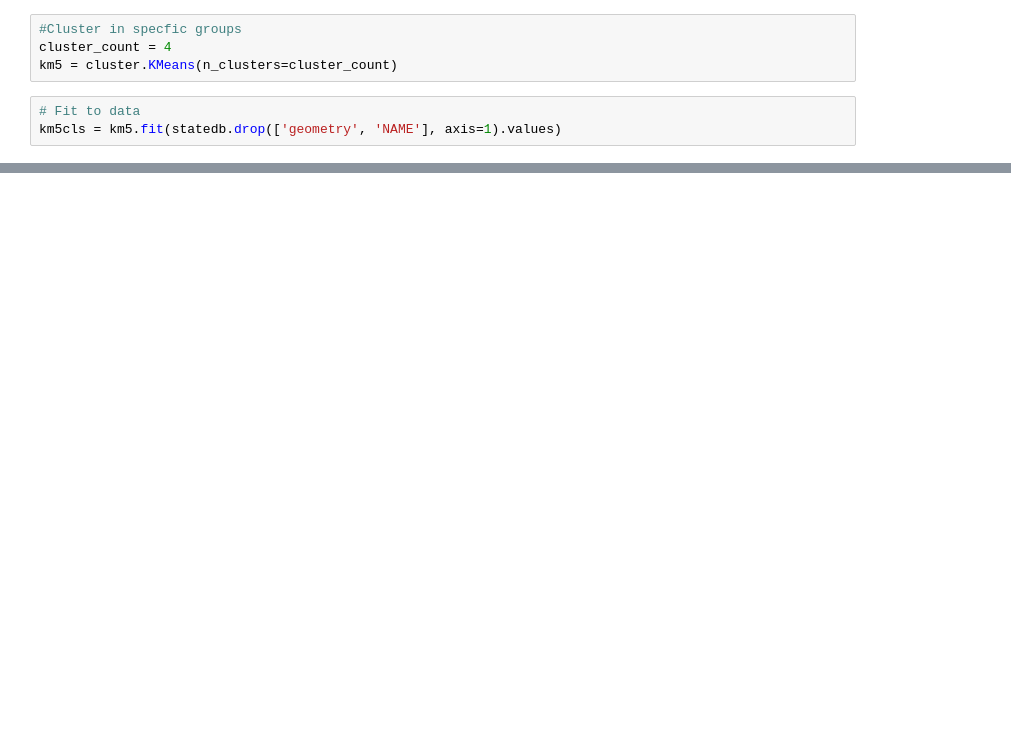
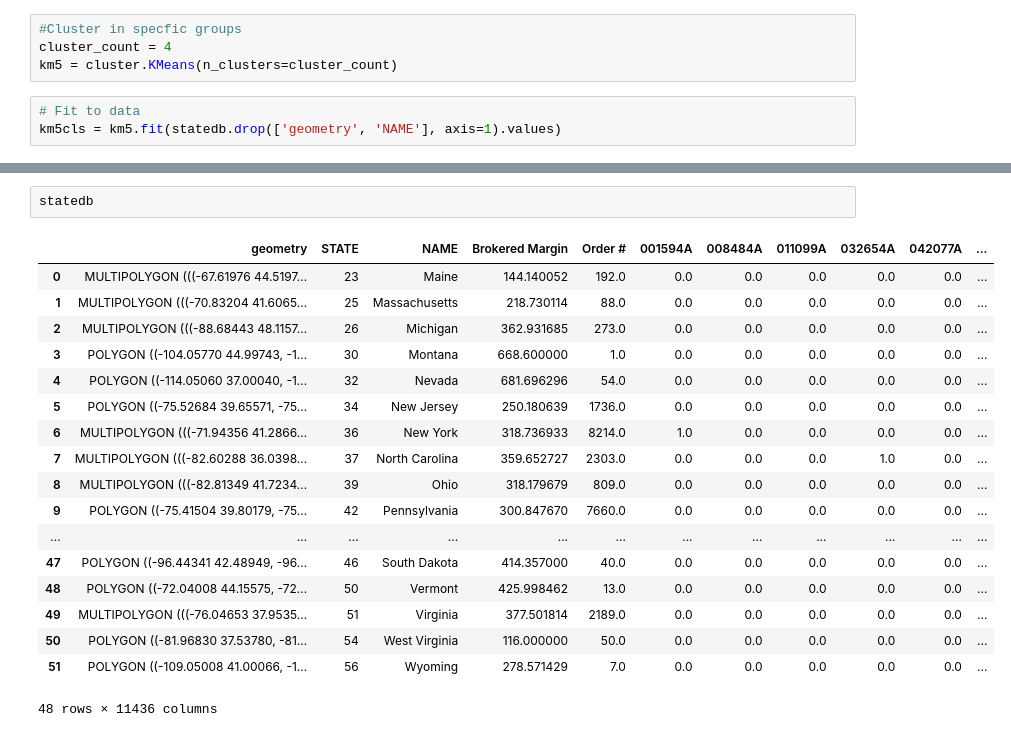
Before and after one commit to ShanRaye/regionalization_model, a Jupyter notebook: Regional_Model.ipynb, the cells around one changed output, grey strips where cells are left out. Cells and saved outputs as stored; diff of their text form; blank space fills up the shorter version.

```diff
--- a/Regional_Model.ipynb
+++ b/Regional_Model.ipynb
@@ -283,0 +293,21 @@ NameError: name 'cl_pcts' is not defined
+# %%
+statedb
+# %% [output]
+|  | geometry | STATE | NAME | Brokered Margin | Order # | 001594A | 008484A | 011099A | 032654A | 042077A | ... |
+| 0 | MULTIPOLYGON (((-67.61976 44.5197... | 23 | Maine | 144.140052 | 192.0 | 0.0 | 0.0 | 0.0 | 0.0 | 0.0 | ... |
+| 1 | MULTIPOLYGON (((-70.83204 41.6065... | 25 | Massachusetts | 218.730114 | 88.0 | 0.0 | 0.0 | 0.0 | 0.0 | 0.0 | ... |
+| 2 | MULTIPOLYGON (((-88.68443 48.1157... | 26 | Michigan | 362.931685 | 273.0 | 0.0 | 0.0 | 0.0 | 0.0 | 0.0 | ... |
+| 3 | POLYGON ((-104.05770 44.99743, -1... | 30 | Montana | 668.600000 | 1.0 | 0.0 | 0.0 | 0.0 | 0.0 | 0.0 | ... |
+| 4 | POLYGON ((-114.05060 37.00040, -1... | 32 | Nevada | 681.696296 | 54.0 | 0.0 | 0.0 | 0.0 | 0.0 | 0.0 | ... |
+| 5 | POLYGON ((-75.52684 39.65571, -75... | 34 | New Jersey | 250.180639 | 1736.0 | 0.0 | 0.0 | 0.0 | 0.0 | 0.0 | ... |
+| 6 | MULTIPOLYGON (((-71.94356 41.2866... | 36 | New York | 318.736933 | 8214.0 | 1.0 | 0.0 | 0.0 | 0.0 | 0.0 | ... |
+| 7 | MULTIPOLYGON (((-82.60288 36.0398... | 37 | North Carolina | 359.652727 | 2303.0 | 0.0 | 0.0 | 0.0 | 1.0 | 0.0 | ... |
+| 8 | MULTIPOLYGON (((-82.81349 41.7234... | 39 | Ohio | 318.179679 | 809.0 | 0.0 | 0.0 | 0.0 | 0.0 | 0.0 | ... |
+| 9 | POLYGON ((-75.41504 39.80179, -75... | 42 | Pennsylvania | 300.847670 | 7660.0 | 0.0 | 0.0 | 0.0 | 0.0 | 0.0 | ... |
+| ... | ... | ... | ... | ... | ... | ... | ... | ... | ... | ... | ... |
+| 47 | POLYGON ((-96.44341 42.48949, -96... | 46 | South Dakota | 414.357000 | 40.0 | 0.0 | 0.0 | 0.0 | 0.0 | 0.0 | ... |
+| 48 | POLYGON ((-72.04008 44.15575, -72... | 50 | Vermont | 425.998462 | 13.0 | 0.0 | 0.0 | 0.0 | 0.0 | 0.0 | ... |
+| 49 | MULTIPOLYGON (((-76.04653 37.9535... | 51 | Virginia | 377.501814 | 2189.0 | 0.0 | 0.0 | 0.0 | 0.0 | 0.0 | ... |
+| 50 | POLYGON ((-81.96830 37.53780, -81... | 54 | West Virginia | 116.000000 | 50.0 | 0.0 | 0.0 | 0.0 | 0.0 | 0.0 | ... |
+| 51 | POLYGON ((-109.05008 41.00066, -1... | 56 | Wyoming | 278.571429 | 7.0 | 0.0 | 0.0 | 0.0 | 0.0 | 0.0 | ... |
+48 rows × 11436 columns
```
Also changed, not shown: parts of 12 cells of this notebook, 2 other files.
